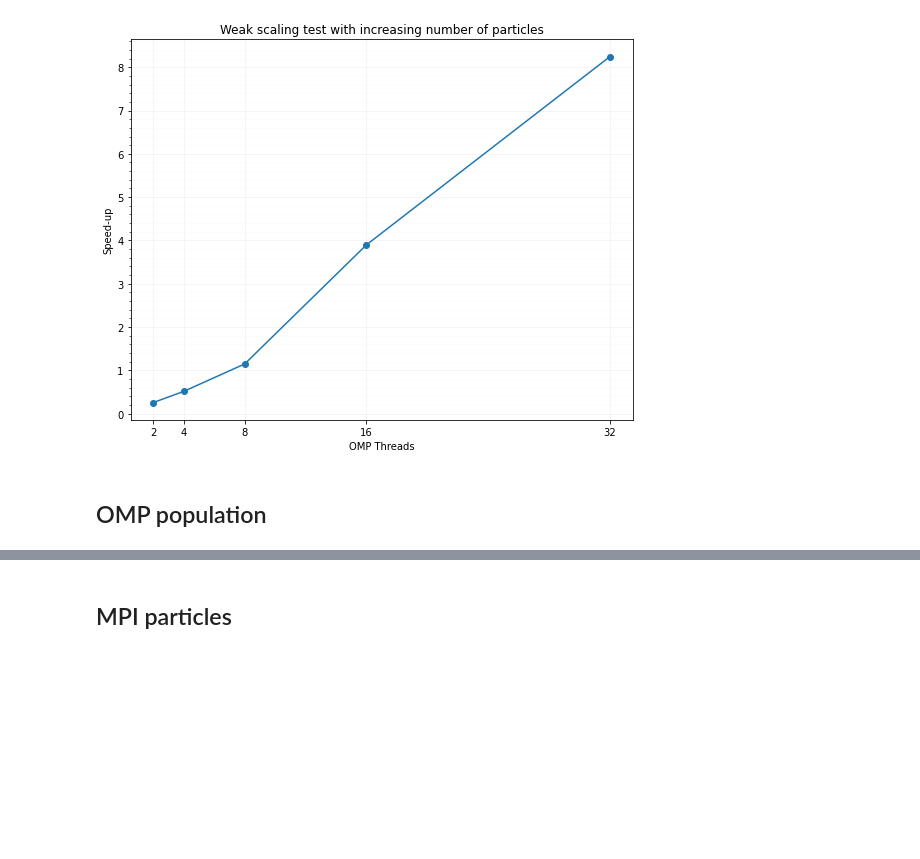
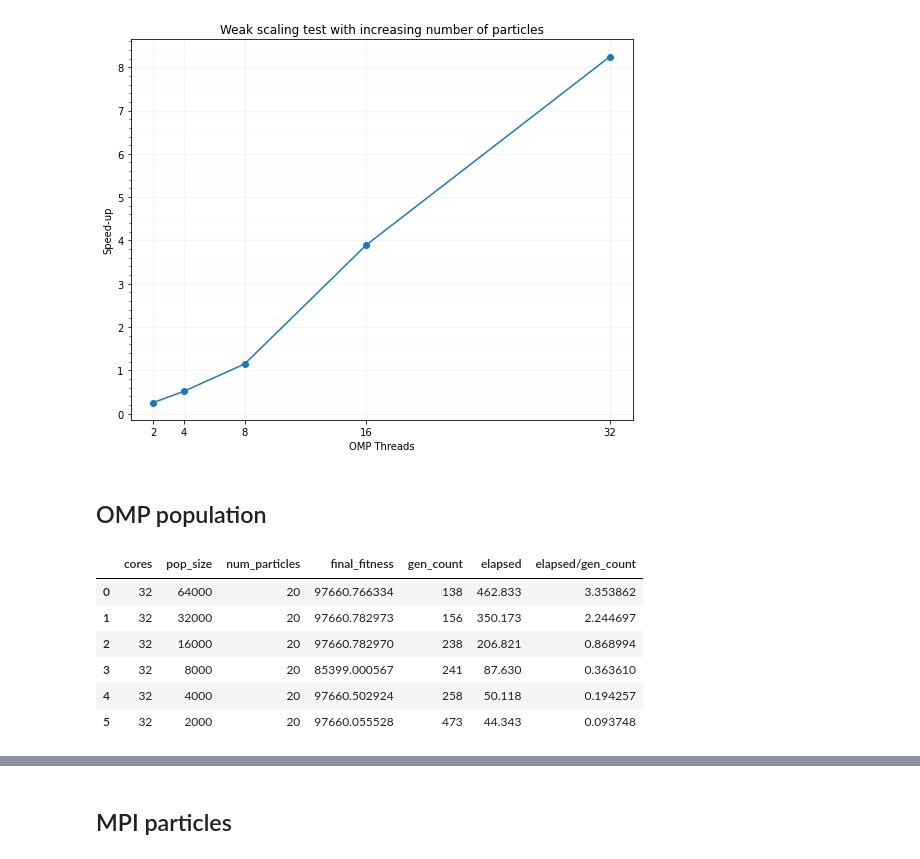
Before and after one commit to matthewdicks98/CSC-HPC-Project, a Jupyter notebook: Experiment2.0.ipynb, the cells around one changed output, grey strips where cells are left out. Cells and saved outputs as stored; diff of their text form; code cells hidden in the pictures; blank space fills up the shorter version.

```diff
--- a/Experiment2.0.ipynb
+++ b/Experiment2.0.ipynb
@@ -88,0 +91,10 @@ Text(0, 0.5, 'Speed-up')
+# %%
+omp_pop.head(6)
+# %% [output]
+|  | cores | pop_size | num_particles | final_fitness | gen_count | elapsed | elapsed/gen_count |
+| 0 | 32 | 64000 | 20 | 97660.766334 | 138 | 462.833 | 3.353862 |
+| 1 | 32 | 32000 | 20 | 97660.782973 | 156 | 350.173 | 2.244697 |
+| 2 | 32 | 16000 | 20 | 97660.782970 | 238 | 206.821 | 0.868994 |
+| 3 | 32 | 8000 | 20 | 85399.000567 | 241 | 87.630 | 0.363610 |
+| 4 | 32 | 4000 | 20 | 97660.502924 | 258 | 50.118 | 0.194257 |
+| 5 | 32 | 2000 | 20 | 97660.055528 | 473 | 44.343 | 0.093748 |
```
Also changed, not shown: parts of 14 cells of this notebook.
